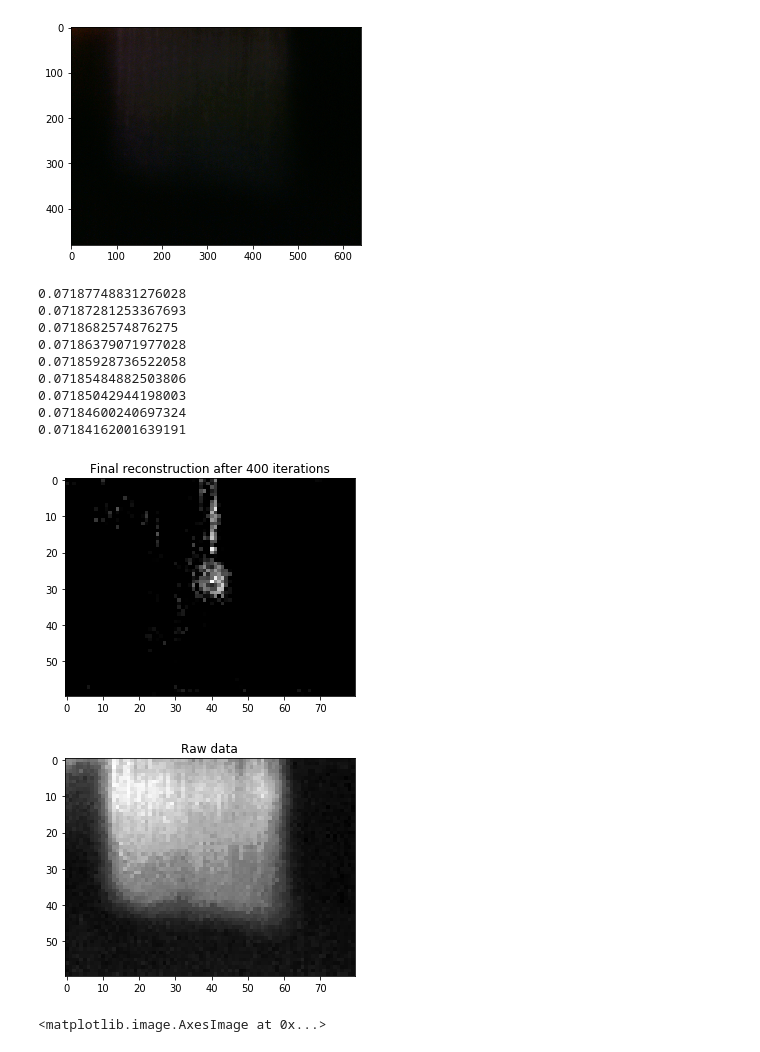
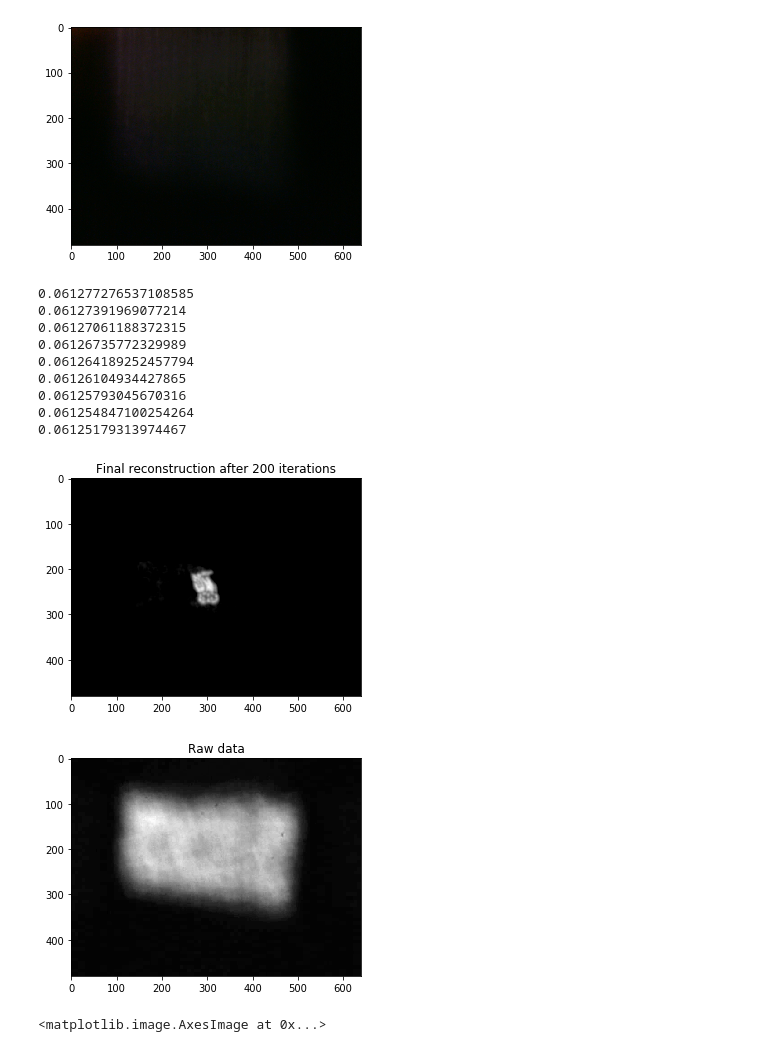
Before and after one commit to AhmedImtiazPrio/lenslessImag, a Jupyter notebook: codes/diffuseCam_testbench.ipynb, the cells around one changed output. Cells and saved outputs as stored; diff of their text form; code cells hidden in the pictures.

```diff
--- a/codes/diffuseCam_testbench.ipynb
+++ b/codes/diffuseCam_testbench.ipynb
@@ -206,16 +206,17 @@ def fista_update(vk, tk, xk, parent_var):
 
     return vk, tk, xk
 # %%
-def loaddata(psf,data,factor=8,show_im=True):
+def loaddata(psf,data,dark=None,factor=8,show_im=True):
     if type(data) == str:
         with Image.open(psf) as psf_:
             psf = np.array(psf_, dtype='float32')/255
         with Image.open(data) as data_:
             data = np.array(data_, dtype='float32')/255
 
-    """In the picamera, there is a non-trivial background
-    (even in the dark) that must be subtracted"""
-    bg = np.mean(psf[5:15,5:15])
+    if dark is not None:
+        bg = np.mean(dark)
+    else:
+        bg = np.mean(psf[5:15,5:15])
     psf -= bg
     data -= bg
 
@@ -265,7 +266,6 @@ class diffuseCAM(object):
     def __init__(self,cam_idx=0,window_name='diffuseCAM',**kwargs):
         self.window_name = window_name
         self.sess = str(datetime.datetime.now()).replace(':','-')
-        self.counter=0
         self.cam_idx=cam_idx
         super(diffuseCAM,self).__init__(**kwargs)
 
@@ -285,9 +285,7 @@ class diffuseCAM(object):
                 frame = self.BGR2RGB(frame)
                 plt.figure()
                 plt.hist(frame.ravel())
-                plt.imsave('../data/unsorted/dc_%d_%s.png'%(self.counter,
-                                                            self.sess),frame)
-                self.counter +=1
+#                 self.imsave(frame,'unsorted')
         self.close()
 
     def close(self):
@@ -306,8 +304,6 @@ class diffuseCAM(object):
         self.close()
         frame = self.BGR2RGB(frame)
         self.imsave(frame,folder)
-#         plt.imsave('../data/%s/dc_%d_%s.png'%(folder,self.counter,self.sess),frame)
-#         self.counter +=1
         return frame
 
     def BGR2RGB(self,frame):
@@ -334,12 +330,10 @@ class diffuseCAM(object):
             frame = self.BGR2RGB(frame)
             img += frame
         self.psf = img/num_frames
-#         plt.imsave('../data/psf/dc_%d_%s.png'%(self.counter,self.sess),frame)
         self.imsave(frame,'psf')
-#         self.counter +=1
         self.close()
 
-    def imsave(img,folder):
+    def imsave(self,img,folder):
         time_now = self.sess = str(datetime.datetime.now()).replace(':','-')
         plt.imsave('../data/%s/dc_%s.png'%(folder,time_now),img)
 
@@ -388,26 +382,30 @@ display.display()
 
 #plt.savefig('final_img.pdf')
 # %%
-iters = 400
-psf, data = loaddata(rgb2gray(dC.psf),rgb2gray(dC.capture()),factor=8)
-final_im = grad_descent(psf, data,iters)
+iters = 200
+psf, data = loaddata(rgb2gray(dC.psf),
+                     rgb2gray(dC.capture('raw_data')),
+#                      rgb2gray(dC.dark),
+                     factor=1)
+final_im = grad_descent(psf,data,iters)
 plt.imshow(final_im, cmap='gray')
+dC.imsave(final_im,'reconstructed')
 plt.title('Final reconstruction after {} iterations'.format(iters))
 display.display()
 
 #plt.savefig('final_img.pdf')
 # %% [output]
-0.07187748831276028
-0.07187281253367693
-0.0718682574876275
-0.07186379071977028
-0.07185928736522058
-0.07185484882503806
-0.07185042944198003
-0.07184600240697324
-0.07184162001639191
+0.061277276537108585
+0.06127391969077214
+0.06127061188372315
+0.06126735772329989
+0.061264189252457794
+0.06126104934427865
+0.06125793045670316
+0.061254847100254264
+0.06125179313974467
-[figure, old version]
+[figure, new version]
-[figure, old version]
+[figure, new version]
 # %%
 plt.imshow(rgb2gray(dC.psf))
 # %% [output]
```
Also changed, not shown: parts of 2 cells of this notebook.
